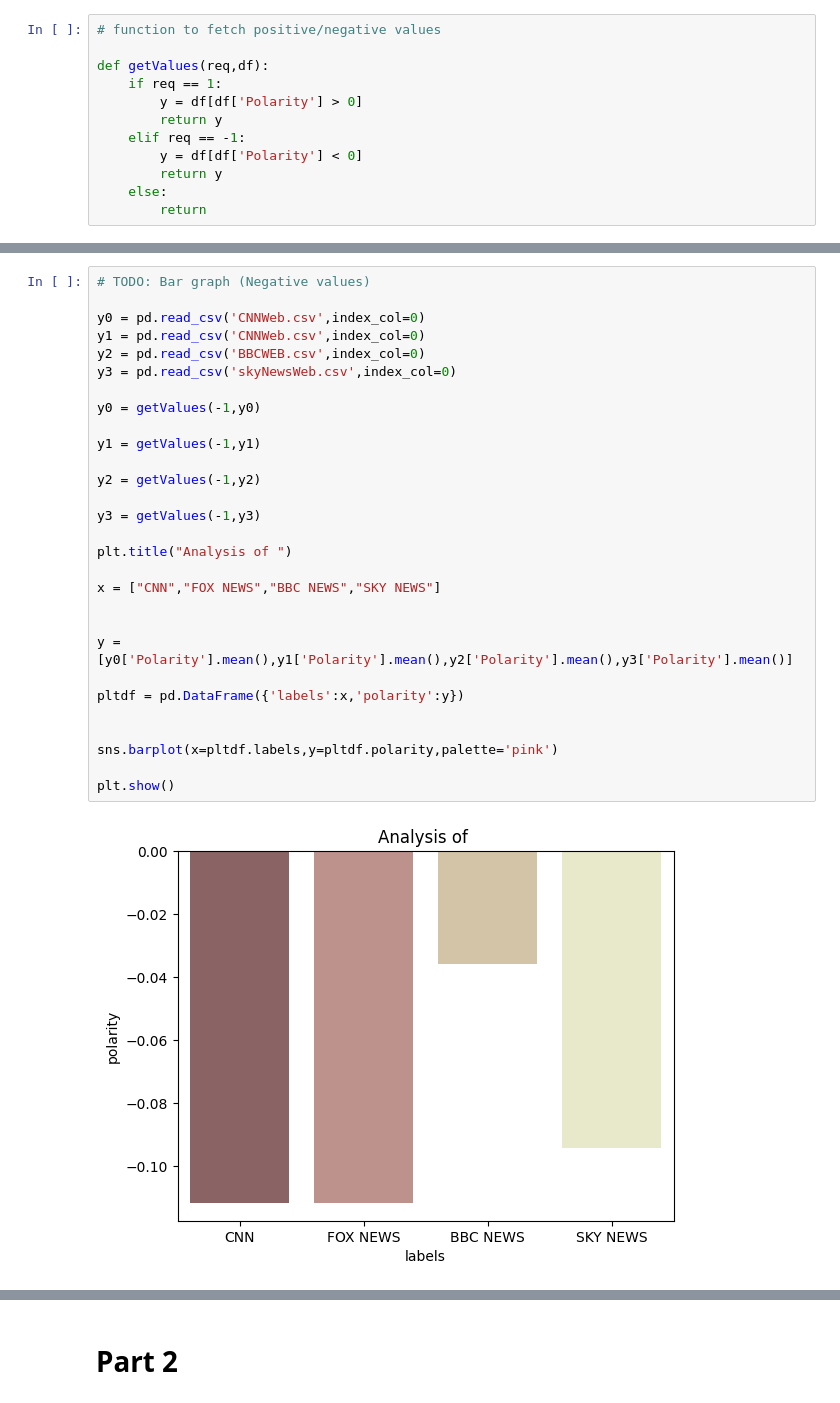
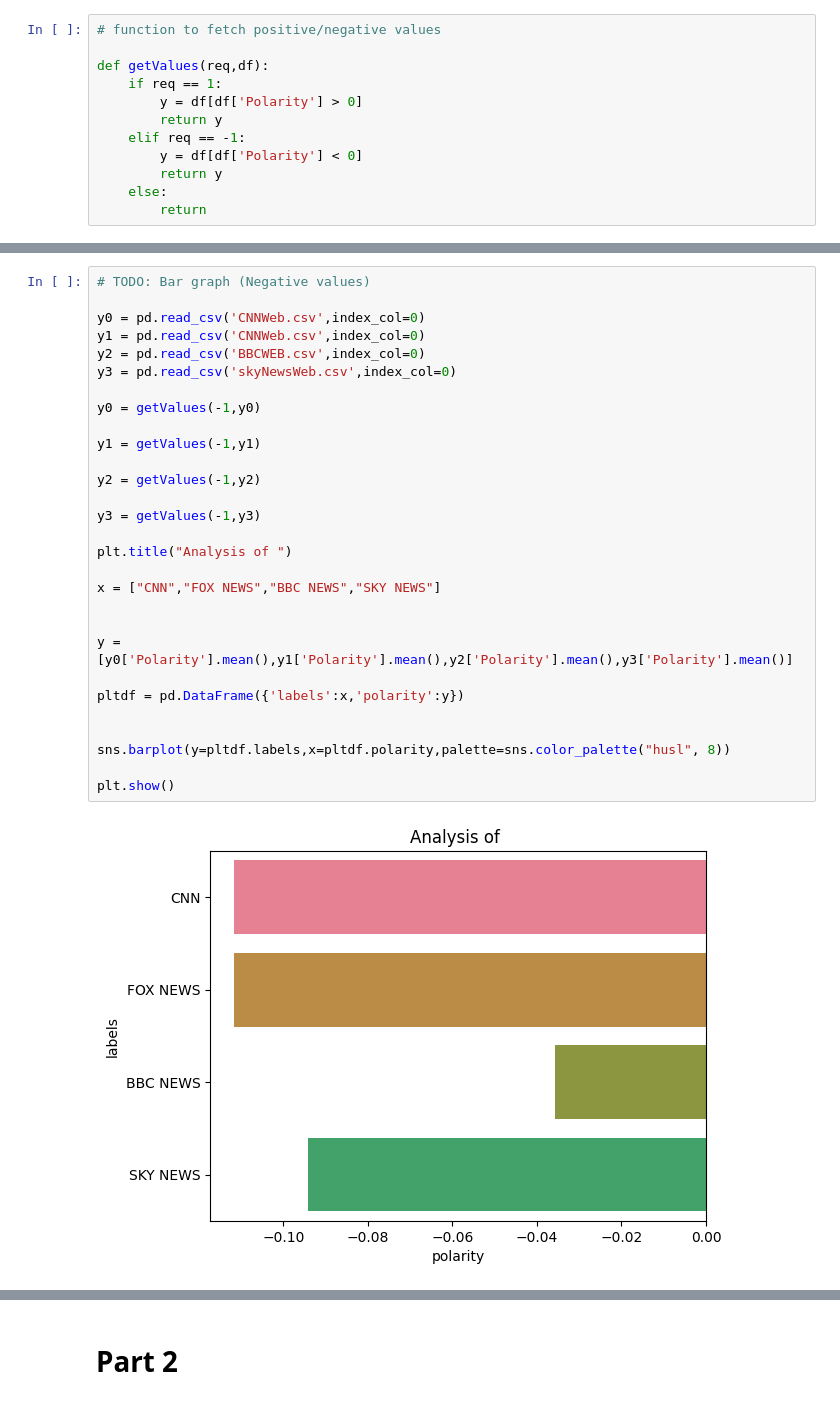
Before and after one commit to siddh34/Sentiment-Analysis, a Jupyter notebook: analysis.ipynb, the cells around one changed output, grey strips where cells are left out. Saved outputs shown, nothing was run; the diff lists cells and outputs as text.

```diff
--- a/analysis.ipynb
+++ b/analysis.ipynb
@@ -446,31 +446,31 @@ plt.show()
 # %%
 # TODO: Bar graph (Negative values)
 
 y0 = pd.read_csv('CNNWeb.csv',index_col=0)
 y1 = pd.read_csv('CNNWeb.csv',index_col=0)
 y2 = pd.read_csv('BBCWEB.csv',index_col=0)
 y3 = pd.read_csv('skyNewsWeb.csv',index_col=0)
 
 y0 = getValues(-1,y0)
 
 y1 = getValues(-1,y1)
 
 y2 = getValues(-1,y2)
 
 y3 = getValues(-1,y3)
 
 plt.title("Analysis of ")
 
 x = ["CNN","FOX NEWS","BBC NEWS","SKY NEWS"]
 
 
 y = [y0['Polarity'].mean(),y1['Polarity'].mean(),y2['Polarity'].mean(),y3['Polarity'].mean()]
 
 pltdf = pd.DataFrame({'labels':x,'polarity':y})
 
 
-sns.barplot(x=pltdf.labels,y=pltdf.polarity,palette='pink')
+sns.barplot(y=pltdf.labels,x=pltdf.polarity,palette=sns.color_palette("husl", 8))
 
 plt.show()
 # %% [output]
-[figure, old version]
+[figure, new version]
```
Also changed, not shown: parts of 3 cells of this notebook.
